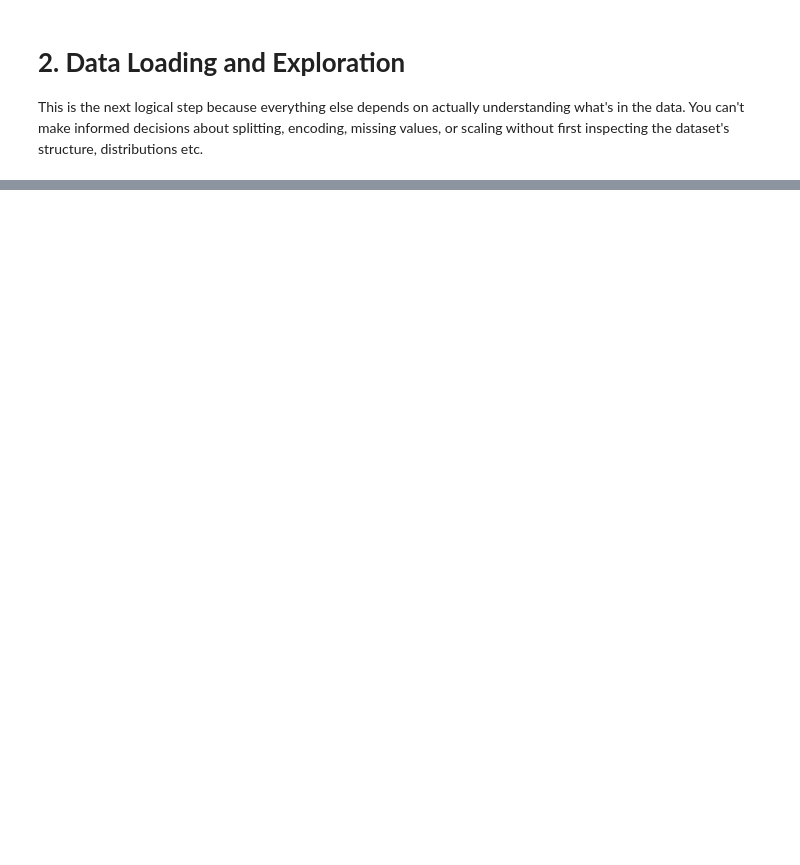
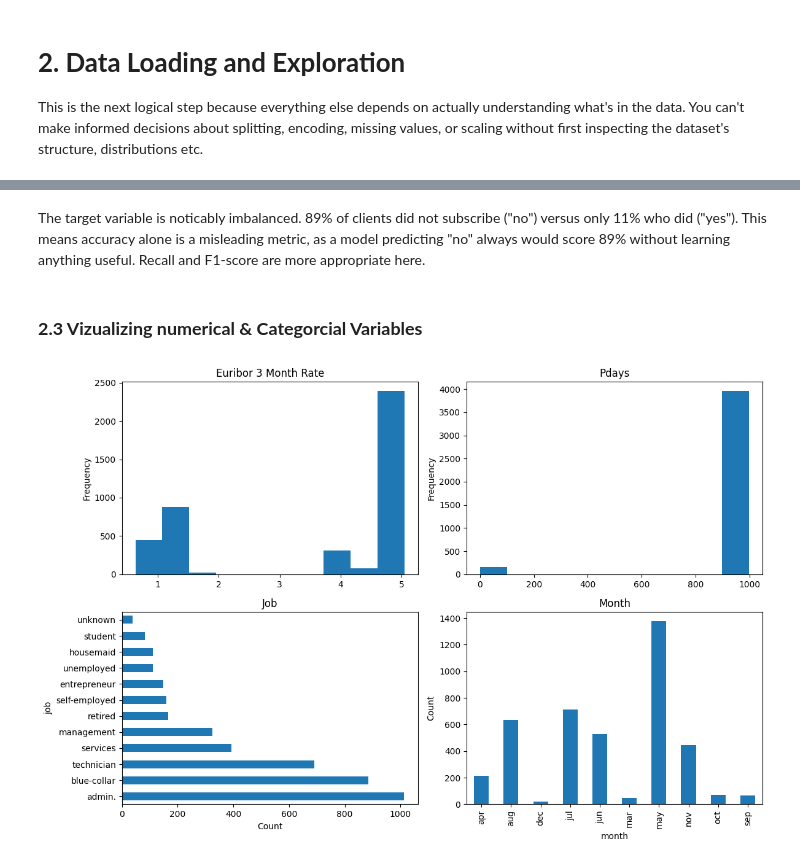
Before and after one commit to earnanderieu2023-pixel/ML_fundamentals_2026, a Jupyter notebook: assignment_1_estelle_arnander.ipynb, the cells around one changed output, grey strips where cells are left out. Saved outputs shown, nothing was run; the diff lists cells and outputs as text; code cells hidden in the pictures; blank space fills up the shorter version.

```diff
--- a/assignment_1_estelle_arnander.ipynb
+++ b/assignment_1_estelle_arnander.ipynb
@@ -158,0 +130,19 @@ No explicit NaN values were present in the raw data. However, several categorica
+# %% [markdown]
+The target variable is noticably imbalanced. 89% of clients did not subscribe ("no") versus only 11% who did ("yes"). This means accuracy alone is a misleading metric, as a model predicting "no" always would score 89% without learning anything useful. Recall and F1-score are more appropriate here.
+# %% [markdown]
+### **2.3 Vizualizing numerical & Categorcial Variables**
+# %%
+fig, axes = plt.subplots(2, 2, figsize=(12, 8))
+
+# Numerical
+data['euribor3m'].plot(kind='hist', ax=axes[0, 0], title='Euribor 3 Month Rate')
+data['pdays'].plot(kind='hist', ax=axes[0, 1], title='Pdays')
+
+# Categorical
+data['job'].value_counts().plot(kind='barh', ax=axes[1, 0], title='Job',xlabel = "Count")
+data['month'].value_counts().sort_index().plot(kind='bar', ax=axes[1, 1], title='Month', ylabel='Count')
+
+plt.tight_layout()
+plt.show()
+# %% [output]
+[figure, added]
```
Also changed, not shown: parts of 38 cells of this notebook.
